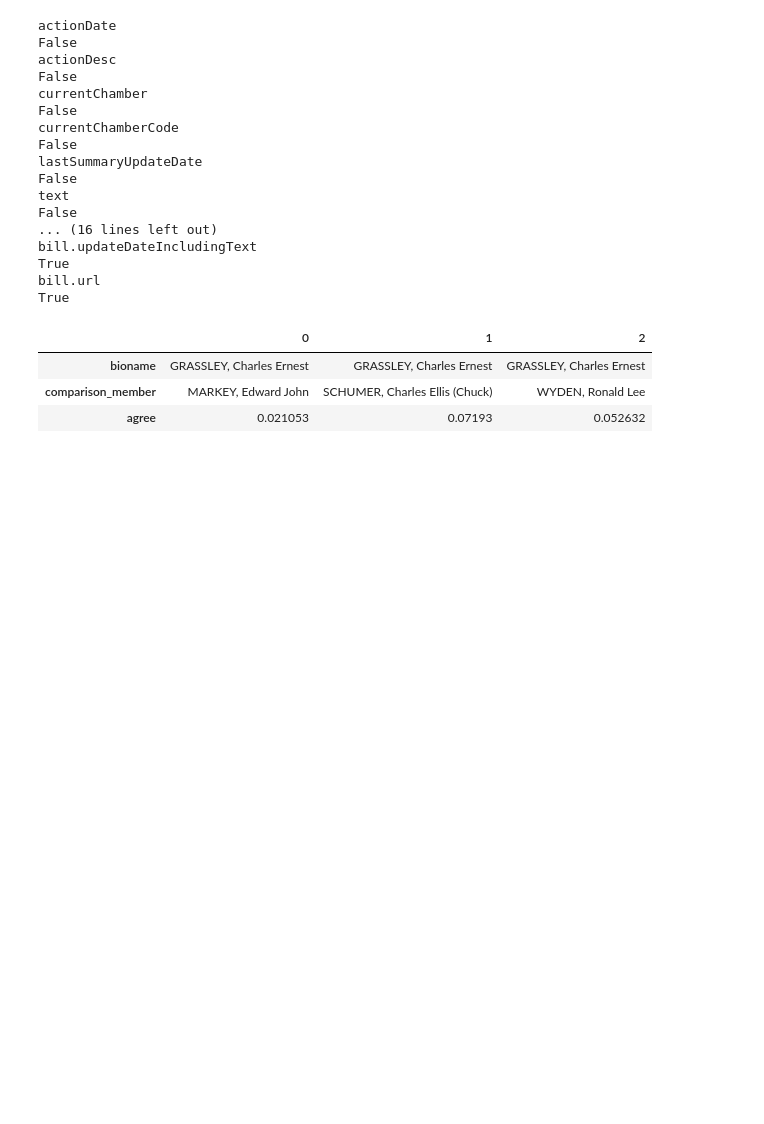
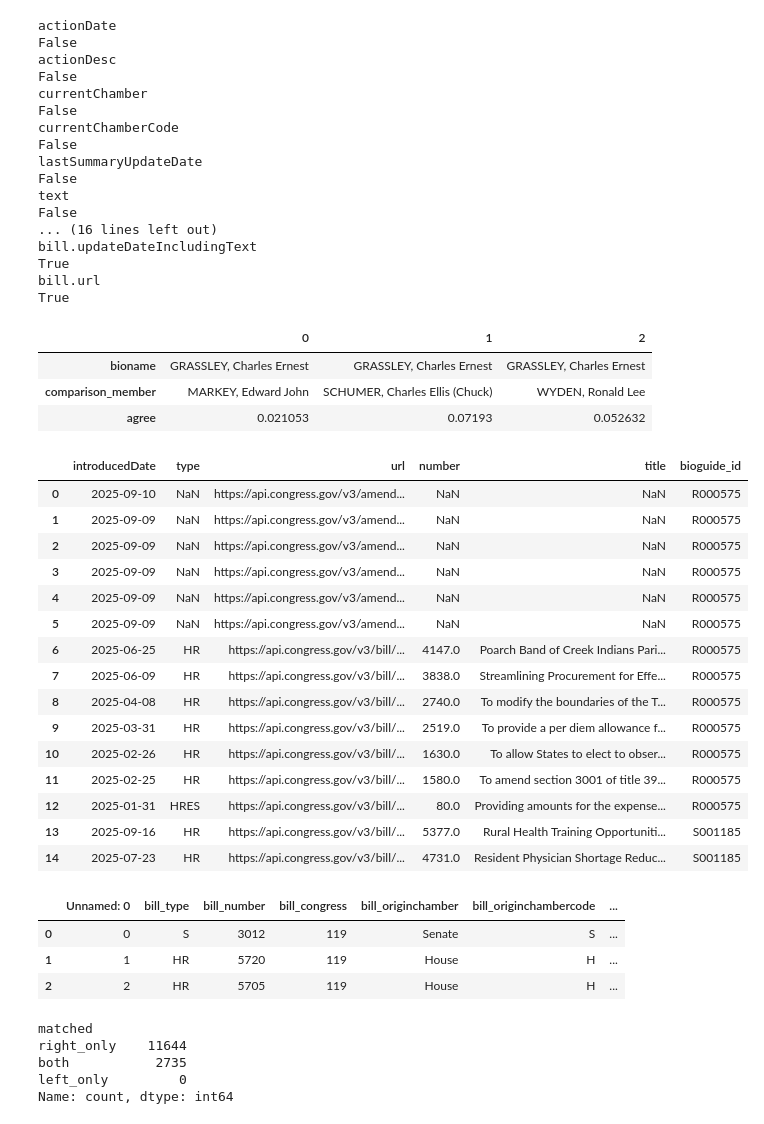
Before and after one commit to CastelAndres/DS6600Project, a Jupyter notebook: notebooks/schema.ipynb, the cells around one changed output. Saved outputs shown, nothing was run; the diff lists cells and outputs as text; code cells hidden in the pictures; blank space fills up the shorter version.

```diff
--- a/notebooks/schema.ipynb
+++ b/notebooks/schema.ipynb
@@ -266,3 +266,46 @@ vote_compare.head(3).T
 | agree | 0.021053 | 0.07193 | 0.052632 |
 # %%
 vote_compare.to_csv('../data/thirdNF/vote_compare.csv', index=False)
+# %%
+sponsored_legislation.head(15)
+# %% [output]
+|  | introducedDate | type | url | number | title | bioguide_id |
+| 0 | 2025-09-10 | NaN | https://api.congress.gov/v3/amend... | NaN | NaN | R000575 |
+| 1 | 2025-09-09 | NaN | https://api.congress.gov/v3/amend... | NaN | NaN | R000575 |
+| 2 | 2025-09-09 | NaN | https://api.congress.gov/v3/amend... | NaN | NaN | R000575 |
+| 3 | 2025-09-09 | NaN | https://api.congress.gov/v3/amend... | NaN | NaN | R000575 |
+| 4 | 2025-09-09 | NaN | https://api.congress.gov/v3/amend... | NaN | NaN | R000575 |
+| 5 | 2025-09-09 | NaN | https://api.congress.gov/v3/amend... | NaN | NaN | R000575 |
+| 6 | 2025-06-25 | HR | https://api.congress.gov/v3/bill/... | 4147.0 | Poarch Band of Creek Indians Pari... | R000575 |
+| 7 | 2025-06-09 | HR | https://api.congress.gov/v3/bill/... | 3838.0 | Streamlining Procurement for Effe... | R000575 |
+| 8 | 2025-04-08 | HR | https://api.congress.gov/v3/bill/... | 2740.0 | To modify the boundaries of the T... | R000575 |
+| 9 | 2025-03-31 | HR | https://api.congress.gov/v3/bill/... | 2519.0 | To provide a per diem allowance f... | R000575 |
+| 10 | 2025-02-26 | HR | https://api.congress.gov/v3/bill/... | 1630.0 | To allow States to elect to obser... | R000575 |
+| 11 | 2025-02-25 | HR | https://api.congress.gov/v3/bill/... | 1580.0 | To amend section 3001 of title 39... | R000575 |
+| 12 | 2025-01-31 | HRES | https://api.congress.gov/v3/bill/... | 80.0 | Providing amounts for the expense... | R000575 |
+| 13 | 2025-09-16 | HR | https://api.congress.gov/v3/bill/... | 5377.0 | Rural Health Training Opportuniti... | S001185 |
+| 14 | 2025-07-23 | HR | https://api.congress.gov/v3/bill/... | 4731.0 | Resident Physician Shortage Reduc... | S001185 |
+# %%
+bills = pd.read_csv('../data/thirdNF/bills.csv')
+bills.head(3)
+#sponsored_legislation(['url'])
+# %% [output]
+|  | Unnamed: 0 | bill_type | bill_number | bill_congress | bill_originchamber | bill_originchambercode | ... |
+| 0 | 0 | S | 3012 | 119 | Senate | S | ... |
+| 1 | 1 | HR | 5720 | 119 | House | H | ... |
+| 2 | 2 | HR | 5705 | 119 | House | H | ... |
+# %%
+#build a checker to see if truly 1 to 1
+bills2 = pd.merge(bills, sponsored_legislation,
+                  left_on='bill_url',
+                  right_on='url',
+                  how = 'outer',
+                  validate = 'one_to_one',
+                  indicator= 'matched')
+bills2['matched'].value_counts()
+# %% [output]
+matched
+right_only    11644
+both           2735
+left_only         0
+Name: count, dtype: int64
```
Also changed, not shown: parts of 20 cells of this notebook, 2 other files.
